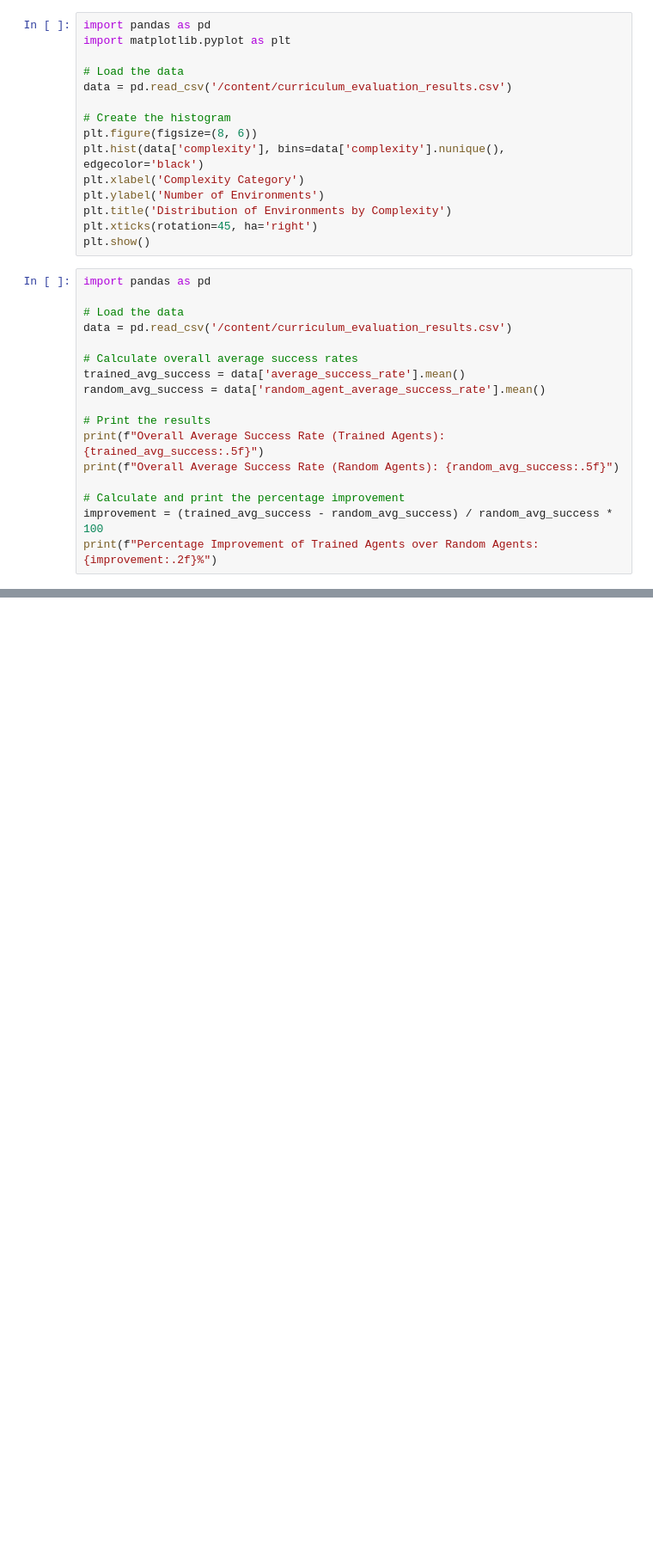
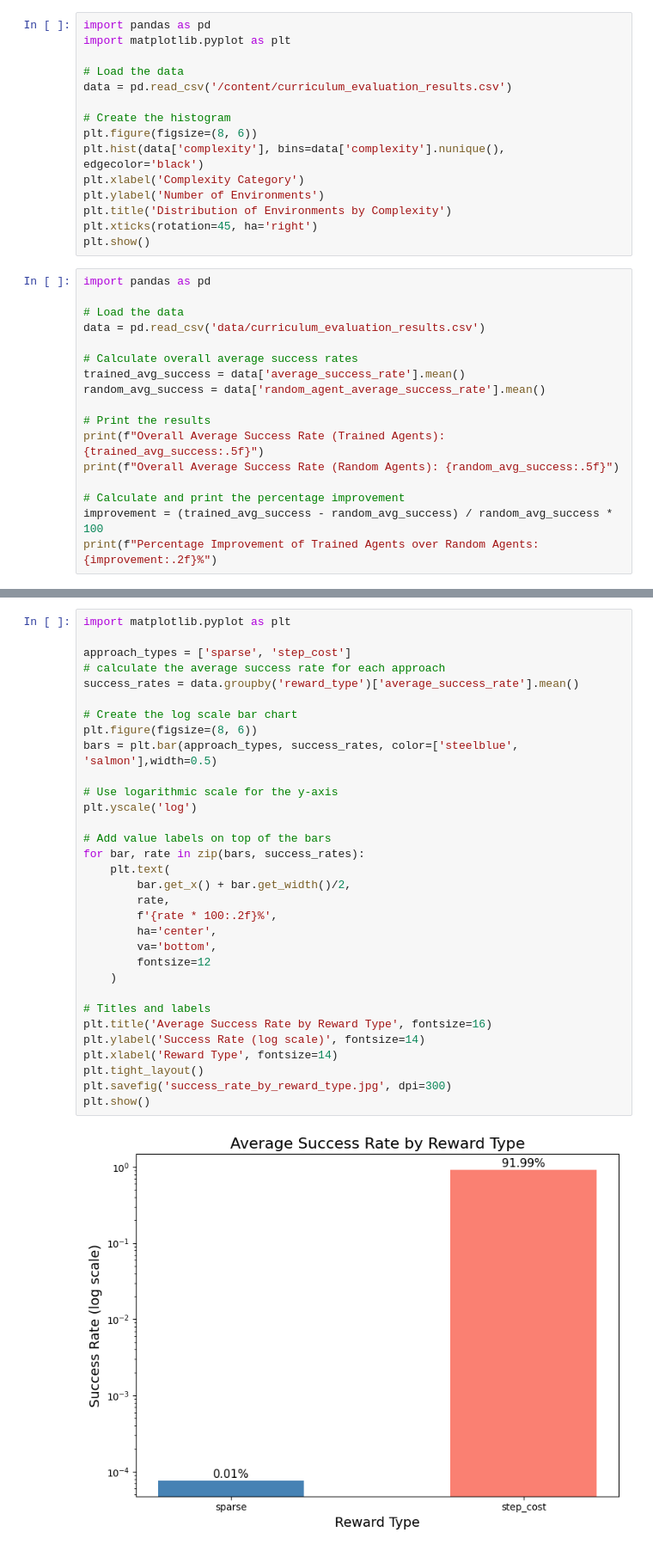
Before and after one commit to rasheibani/RL-validators-, a Jupyter notebook: RL_chart.ipynb, the cells around one changed output, grey strips where cells are left out. Shown at 86% size. Drawn from its saved outputs; the diff is of its cells as text; blank space fills up the shorter version.

```diff
--- a/RL_chart.ipynb
+++ b/RL_chart.ipynb
@@ -57,7 +73,7 @@ plt.show()
 import pandas as pd
 
 # Load the data
-data = pd.read_csv('/content/curriculum_evaluation_results.csv')
+data = pd.read_csv('data/curriculum_evaluation_results.csv')
 
 # Calculate overall average success rates
 trained_avg_success = data['average_success_rate'].mean()
@@ -111,0 +128,34 @@ success_rates =
+# %%
+import matplotlib.pyplot as plt
+
+approach_types = ['sparse', 'step_cost']
+# calculate the average success rate for each approach
+success_rates = data.groupby('reward_type')['average_success_rate'].mean()
+
+# Create the log scale bar chart
+plt.figure(figsize=(8, 6))
+bars = plt.bar(approach_types, success_rates, color=['steelblue', 'salmon'],width=0.5)
+
+# Use logarithmic scale for the y-axis
+plt.yscale('log')
+
+# Add value labels on top of the bars
+for bar, rate in zip(bars, success_rates):
+    plt.text(
+        bar.get_x() + bar.get_width()/2,
+        rate,
+        f'{rate * 100:.2f}%',
+        ha='center',
+        va='bottom',
+        fontsize=12
+    )
+
+# Titles and labels
+plt.title('Average Success Rate by Reward Type', fontsize=16)
+plt.ylabel('Success Rate (log scale)', fontsize=14)
+plt.xlabel('Reward Type', fontsize=14)
+plt.tight_layout()
+plt.savefig('success_rate_by_reward_type.jpg', dpi=300)
+plt.show()
+# %% [output]
+[figure, added]
```
Also changed, not shown: parts of 6 cells of this notebook, 5 other files.
